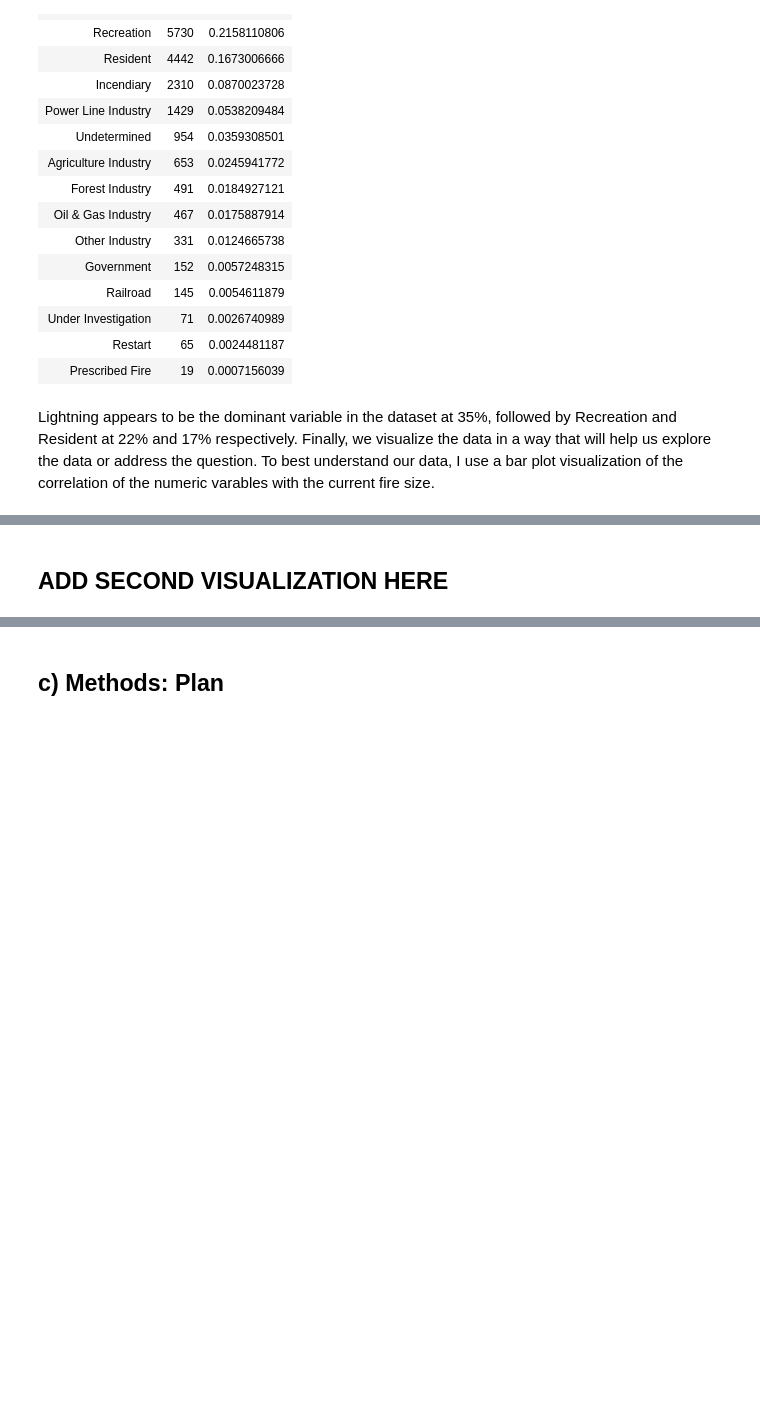
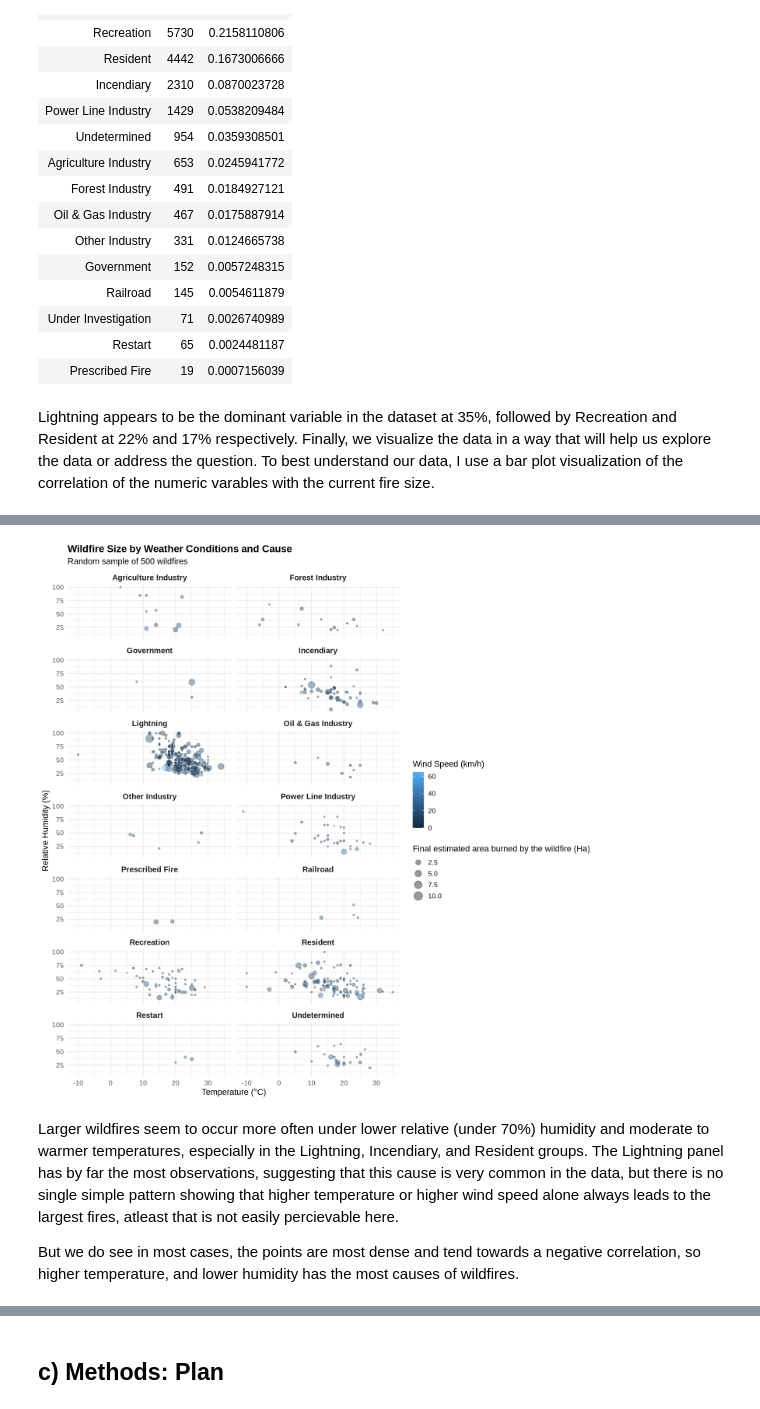
Before and after one commit to antaripJKashyap/stat301Project, a Jupyter notebook: STAT301BYTE.ipynb, the cells around one changed output, grey strips where cells are left out. Cells and saved outputs as stored; diff of their text form; code cells hidden in the pictures; blank space fills up the shorter version.

```diff
--- a/STAT301BYTE.ipynb
+++ b/STAT301BYTE.ipynb
@@ -214,2 +208,40 @@ Lightning appears to be the dominant variable in the dataset at 35%, followed by
+# %%
+set.seed(301)
+plot_data <- wildfire %>%
+  filter(
+    !is.na(temperature),
+    !is.na(relative_humidity),
+    !is.na(wind_speed),
+    !is.na(current_size),
+    !is.na(general_cause)
+  )
+
+options(repr.plot.width = 12, repr.plot.height = 12)
+sample_size <- min(500, nrow(plot_data))
+
+plot_data <- plot_data %>%
+  slice_sample(n = sample_size) %>%
+  mutate(log_current_size = log1p(current_size)) ## i mutated size to log as it looked odd and exponential without doing this
+
+ggplot(plot_data, aes(x = temperature, y = relative_humidity)) +
+  geom_point(
+    aes(size = log_current_size, colour = wind_speed),
+    alpha = 0.4
+  ) + facet_wrap(~ general_cause, ncol = 2) +
+  labs(
+    title = "Wildfire Size by Weather Conditions and Cause",
+    subtitle = "Random sample of 500 wildfires",
+    x = "Temperature (°C)",
+    y = "Relative Humidity (%)",
+    colour = "Wind Speed (km/h)",
+    size = "Final estimated area burned by the wildfire (Ha)"
+  ) + theme_minimal(base_size = 13) + theme(
+    plot.title = element_text(face = "bold"),
+    strip.text = element_text(face = "bold", size = 12)
+  )
+# %% [output]
+[figure, added]
 # %% [markdown]
-## ADD SECOND VISUALIZATION HERE
+Larger wildfires seem to occur more often under lower relative (under 70%) humidity and moderate to warmer temperatures, especially in the Lightning, Incendiary, and Resident groups. The Lightning panel has by far the most observations, suggesting that this cause is very common in the data, but there is no single simple pattern showing that higher temperature or higher wind speed alone always leads to the largest fires, atleast that is not easily percievable here.
+
+But we do see in most cases, the points are most dense and tend towards a negative correlation, so higher temperature, and lower humidity has the most causes of wildfires.
```
Also changed, not shown: parts of 12 cells of this notebook.
